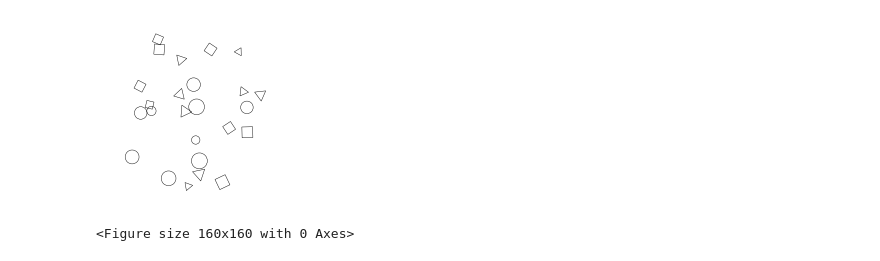
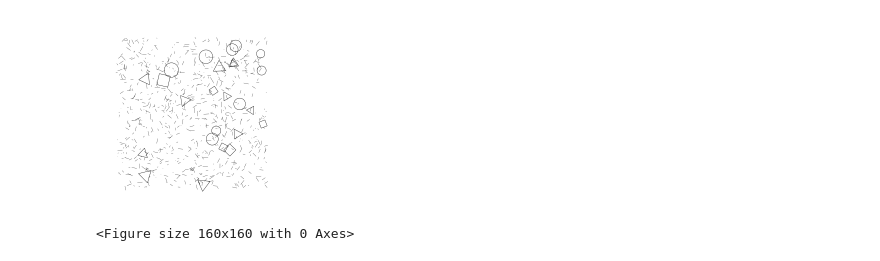
Before and after one commit to riesenn/geomsha, a Jupyter notebook: geomsha.ipynb, the cells around one changed output. Drawn from its saved outputs; the diff is of its cells as text; code cells hidden in the pictures.

Commit message:
add noise

```diff
--- a/geomsha.ipynb
+++ b/geomsha.ipynb
@@ -43,8 +30,9 @@ from geomgen.generators import gen_shapes, gen_image
 # %%
 shapes = gen_shapes()
-img, sha = gen_image(shapes)
+noise = gen_noise()
+img, sha, nse = gen_image(shapes, noise)
 # %% [output]
-[figure, old version]
+[figure, new version]
 # %%
 fig = plt.figure(figsize=(1,1),dpi=len(img))
 fig.figimage(img, cmap='gray')
```
Also changed, not shown: parts of 2 cells of this notebook, 1 other file.
